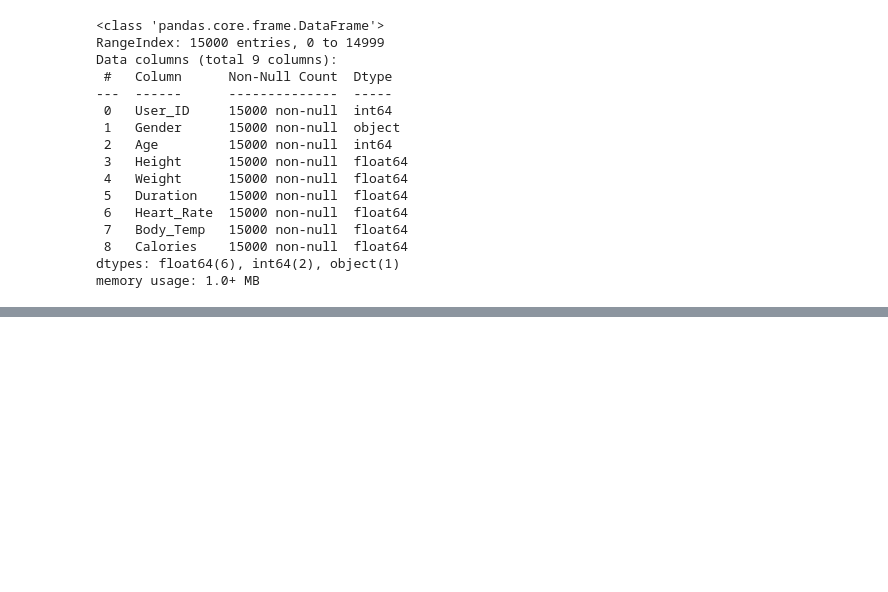
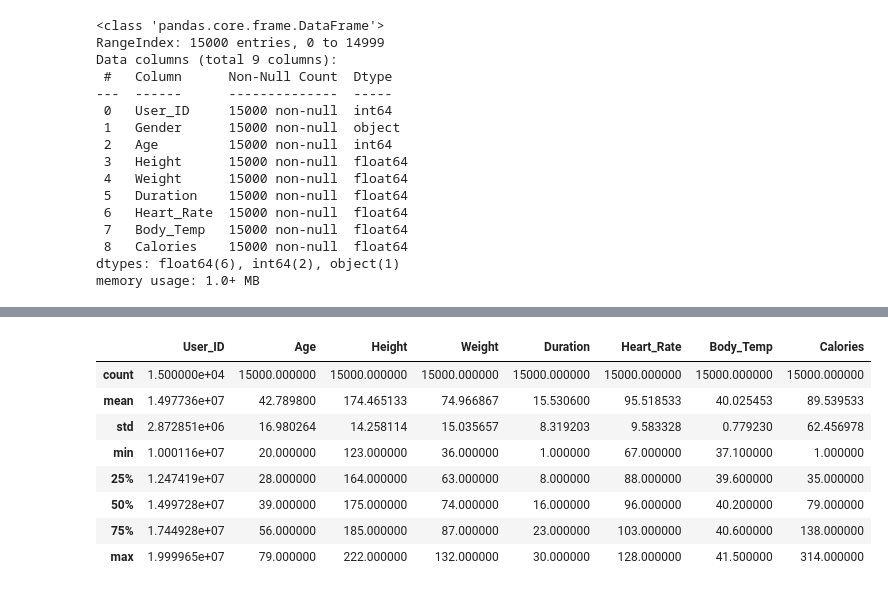
Before and after one commit to RandomRohit-hub/Calories-Burnt-Prediction, a Jupyter notebook: Untitled.ipynb, the cells around one changed output, grey strips where cells are left out. Cells and saved outputs as stored; diff of their text form; code cells hidden in the pictures; blank space fills up the shorter version.

```diff
--- a/Untitled.ipynb
+++ b/Untitled.ipynb
@@ -85,0 +99,12 @@ memory usage: 1.0+ MB
+# %%
+calories_data.describe()
+# %% [output]
+|  | User_ID | Age | Height | Weight | Duration | Heart_Rate | Body_Temp | Calories |
+| count | 1.500000e+04 | 15000.000000 | 15000.000000 | 15000.000000 | 15000.000000 | 15000.000000 | 15000.000000 | 15000.000000 |
+| mean | 1.497736e+07 | 42.789800 | 174.465133 | 74.966867 | 15.530600 | 95.518533 | 40.025453 | 89.539533 |
+| std | 2.872851e+06 | 16.980264 | 14.258114 | 15.035657 | 8.319203 | 9.583328 | 0.779230 | 62.456978 |
+| min | 1.000116e+07 | 20.000000 | 123.000000 | 36.000000 | 1.000000 | 67.000000 | 37.100000 | 1.000000 |
+| 25% | 1.247419e+07 | 28.000000 | 164.000000 | 63.000000 | 8.000000 | 88.000000 | 39.600000 | 35.000000 |
+| 50% | 1.499728e+07 | 39.000000 | 175.000000 | 74.000000 | 16.000000 | 96.000000 | 40.200000 | 79.000000 |
+| 75% | 1.744928e+07 | 56.000000 | 185.000000 | 87.000000 | 23.000000 | 103.000000 | 40.600000 | 138.000000 |
+| max | 1.999965e+07 | 79.000000 | 222.000000 | 132.000000 | 30.000000 | 128.000000 | 41.500000 | 314.000000 |
```
Also changed, not shown: parts of 5 cells of this notebook.
